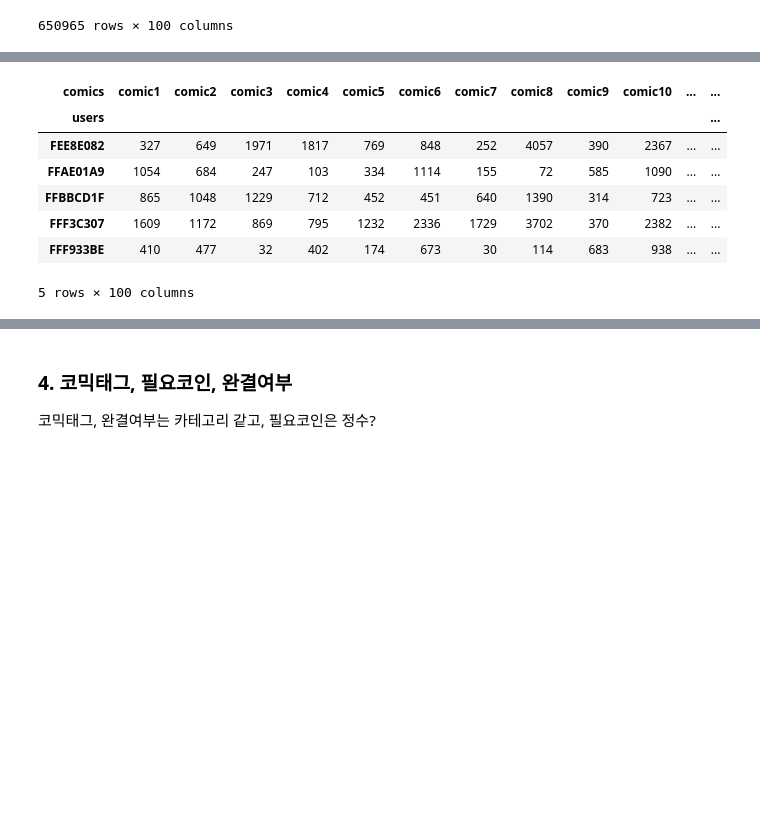
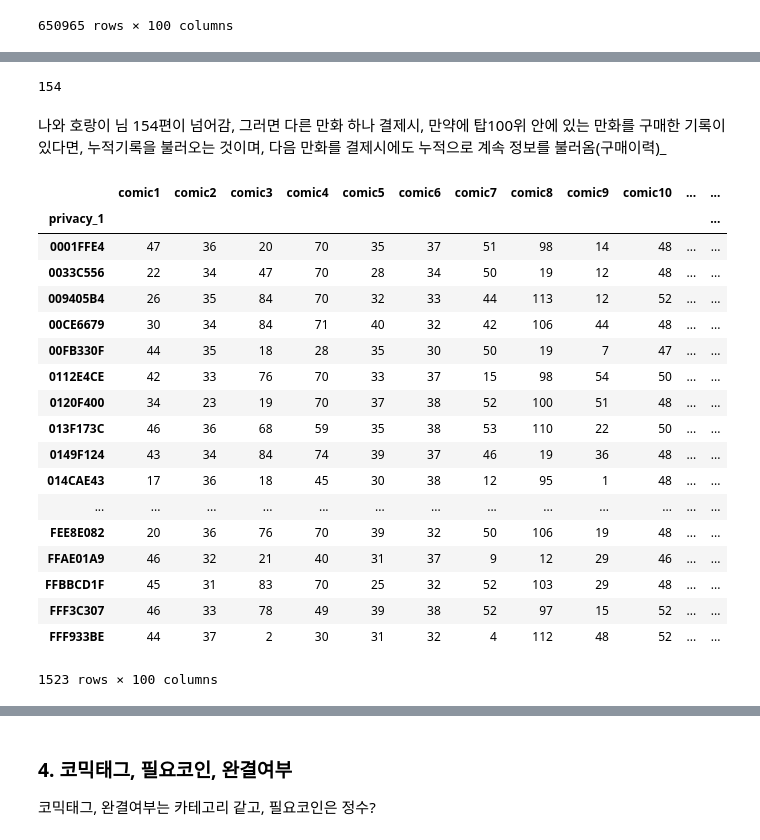
Before and after one commit to simonjisu/regincomics_data, a Jupyter notebook: Untitled.ipynb, the cells around one changed output, grey strips where cells are left out. Saved outputs shown, nothing was run; the diff lists cells and outputs as text; code cells hidden in the pictures; blank space fills up the shorter version.

```diff
--- a/Untitled.ipynb
+++ b/Untitled.ipynb
@@ -207,17 +256,33 @@ data.loc[:, column2]
+# %%
+df.max()[1:].max()
+# %% [output]
+154
+# %% [markdown]
+나와 호랑이 님 154편이 넘어감, 그러면 다른 만화 하나 결제시, 만약에 탑100위 안에 있는 만화를 구매한 기록이 있다면, 누적기록을 불러오는 것이며, 다음 만화를 결제시에도 누적으로 계속 정보를 불러옴(구매이력)_
 # %%
-#comics_list = data.iloc[:,range(10,110)].columns
-user_comic_table = data.groupby(['privacy_1'])[column2].sum(axis=0) # 11~110
+user_comic_table = data.groupby(['privacy_1'])[column2].max() # 11~110
 # %%
-user_comic_table.tail()
+user_comic_table
 # %% [output]
-| comics | comic1 | comic2 | comic3 | comic4 | comic5 | comic6 | comic7 | comic8 | comic9 | comic10 | ... | ... |
-| users |  |  |  |  |  |  |  |  |  |  |  | ... |
-| FEE8E082 | 327 | 649 | 1971 | 1817 | 769 | 848 | 252 | 4057 | 390 | 2367 | ... | ... |
-| FFAE01A9 | 1054 | 684 | 247 | 103 | 334 | 1114 | 155 | 72 | 585 | 1090 | ... | ... |
-| FFBBCD1F | 865 | 1048 | 1229 | 712 | 452 | 451 | 640 | 1390 | 314 | 723 | ... | ... |
-| FFF3C307 | 1609 | 1172 | 869 | 795 | 1232 | 2336 | 1729 | 3702 | 370 | 2382 | ... | ... |
-| FFF933BE | 410 | 477 | 32 | 402 | 174 | 673 | 30 | 114 | 683 | 938 | ... | ... |
+|  | comic1 | comic2 | comic3 | comic4 | comic5 | comic6 | comic7 | comic8 | comic9 | comic10 | ... | ... |
+| privacy_1 |  |  |  |  |  |  |  |  |  |  |  | ... |
+| 0001FFE4 | 47 | 36 | 20 | 70 | 35 | 37 | 51 | 98 | 14 | 48 | ... | ... |
+| 0033C556 | 22 | 34 | 47 | 70 | 28 | 34 | 50 | 19 | 12 | 48 | ... | ... |
+| 009405B4 | 26 | 35 | 84 | 70 | 32 | 33 | 44 | 113 | 12 | 52 | ... | ... |
+| 00CE6679 | 30 | 34 | 84 | 71 | 40 | 32 | 42 | 106 | 44 | 48 | ... | ... |
+| 00FB330F | 44 | 35 | 18 | 28 | 35 | 30 | 50 | 19 | 7 | 47 | ... | ... |
+| 0112E4CE | 42 | 33 | 76 | 70 | 33 | 37 | 15 | 98 | 54 | 50 | ... | ... |
+| 0120F400 | 34 | 23 | 19 | 70 | 37 | 38 | 52 | 100 | 51 | 48 | ... | ... |
+| 013F173C | 46 | 36 | 68 | 59 | 35 | 38 | 53 | 110 | 22 | 50 | ... | ... |
+| 0149F124 | 43 | 34 | 84 | 74 | 39 | 37 | 46 | 19 | 36 | 48 | ... | ... |
+| 014CAE43 | 17 | 36 | 18 | 45 | 30 | 38 | 12 | 95 | 1 | 48 | ... | ... |
+| ... | ... | ... | ... | ... | ... | ... | ... | ... | ... | ... | ... | ... |
+| FEE8E082 | 20 | 36 | 76 | 70 | 39 | 32 | 50 | 106 | 19 | 48 | ... | ... |
+| FFAE01A9 | 46 | 32 | 21 | 40 | 31 | 37 | 9 | 12 | 29 | 46 | ... | ... |
+| FFBBCD1F | 45 | 31 | 83 | 70 | 25 | 32 | 52 | 103 | 29 | 48 | ... | ... |
+| FFF3C307 | 46 | 33 | 78 | 49 | 39 | 38 | 52 | 97 | 15 | 52 | ... | ... |
+| FFF933BE | 44 | 37 | 2 | 30 | 31 | 32 | 4 | 112 | 48 | 52 | ... | ... |
-5 rows × 100 columns
+1523 rows × 100 columns
 # %%
 user_comic_table.columns.name = 'comics'
 user_comic_table.index.name = 'users'
```
Also changed, not shown: parts of 29 cells of this notebook.
